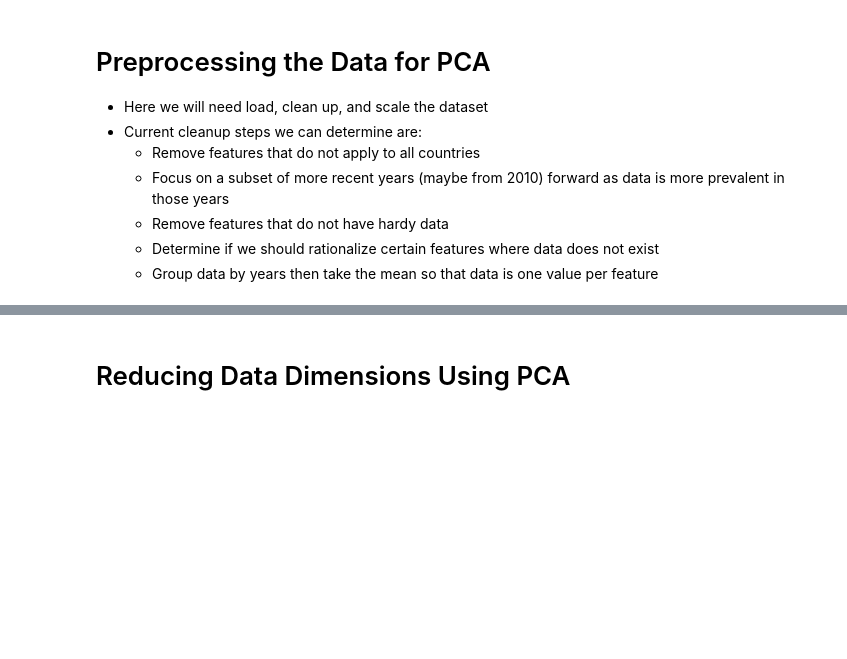
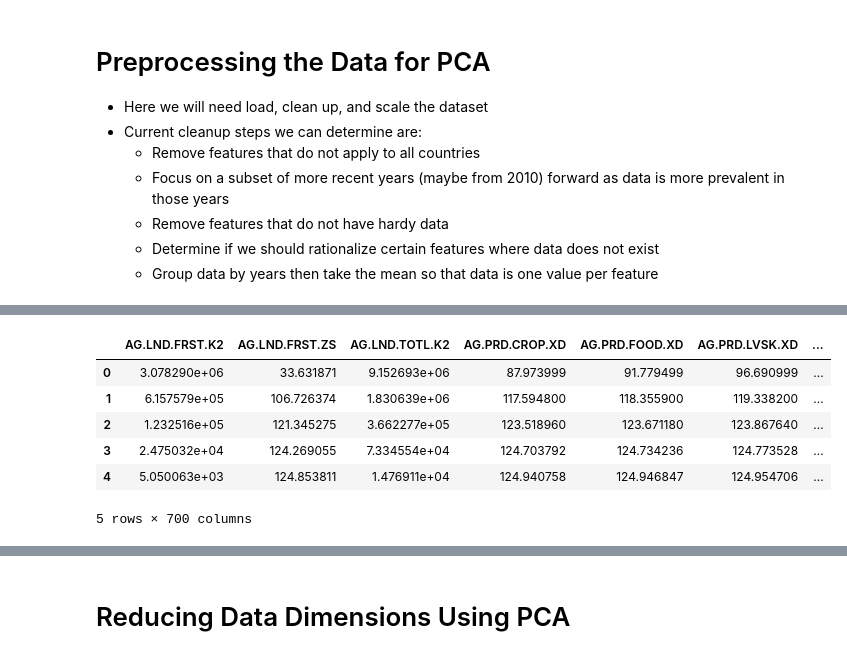
Before and after one commit to michaelmalamut/Final-Group-Project, a Jupyter notebook: PCA_Calculations.ipynb, the cells around one changed output, grey strips where cells are left out. Saved outputs shown, nothing was run; the diff lists cells and outputs as text; code cells hidden in the pictures; blank space fills up the shorter version.

```diff
--- a/PCA_Calculations.ipynb
+++ b/PCA_Calculations.ipynb
@@ -25,0 +68,13 @@ worldbank_df.head()
+# %%
+# Drop the 'Country' column since it's not going to be used on the clustering algorithm.
+worldbank_df.drop('Country', axis=1, inplace=True)
+#worldbank_df = worldbank_df.set_index('Symbol')
+worldbank_df.head()
+# %% [output]
+|  | AG.LND.FRST.K2 | AG.LND.FRST.ZS | AG.LND.TOTL.K2 | AG.PRD.CROP.XD | AG.PRD.FOOD.XD | AG.PRD.LVSK.XD | ... |
+| 0 | 3.078290e+06 | 33.631871 | 9.152693e+06 | 87.973999 | 91.779499 | 96.690999 | ... |
+| 1 | 6.157579e+05 | 106.726374 | 1.830639e+06 | 117.594800 | 118.355900 | 119.338200 | ... |
+| 2 | 1.232516e+05 | 121.345275 | 3.662277e+05 | 123.518960 | 123.671180 | 123.867640 | ... |
+| 3 | 2.475032e+04 | 124.269055 | 7.334554e+04 | 124.703792 | 124.734236 | 124.773528 | ... |
+| 4 | 5.050063e+03 | 124.853811 | 1.476911e+04 | 124.940758 | 124.946847 | 124.954706 | ... |
+5 rows × 700 columns
```
Also changed, not shown: parts of 12 cells of this notebook, 4 other files.
